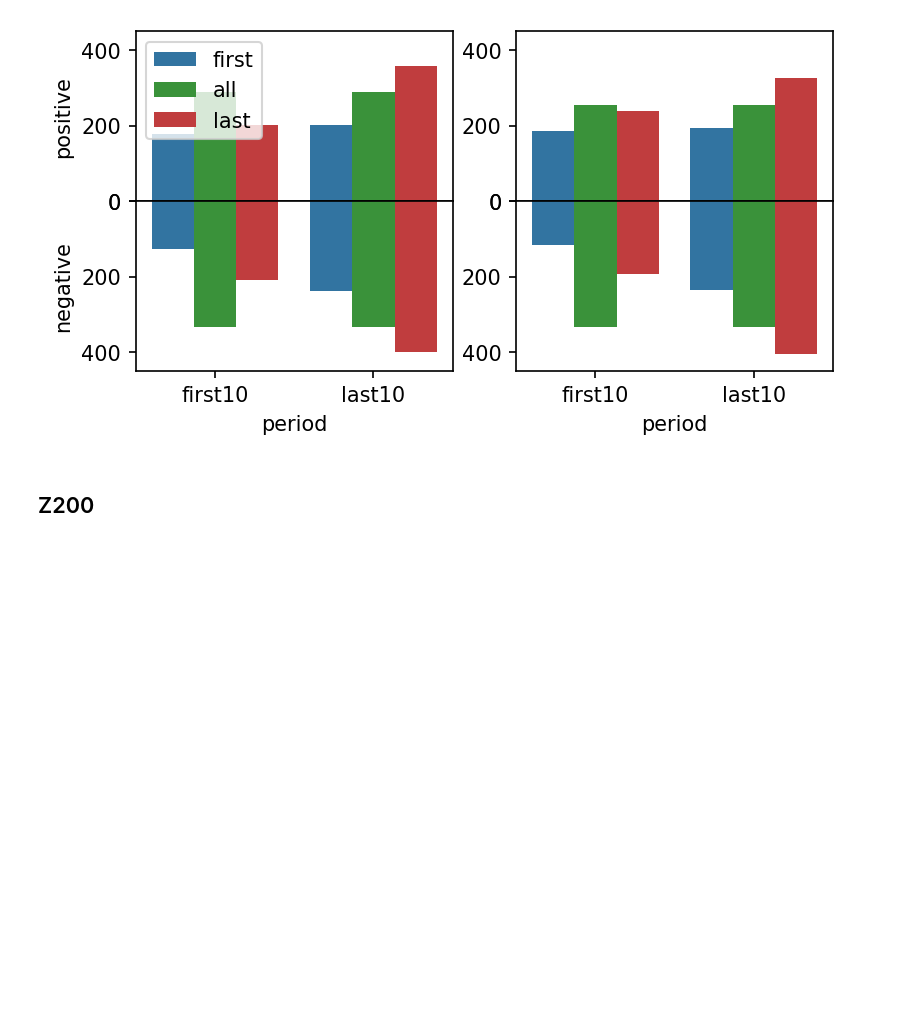
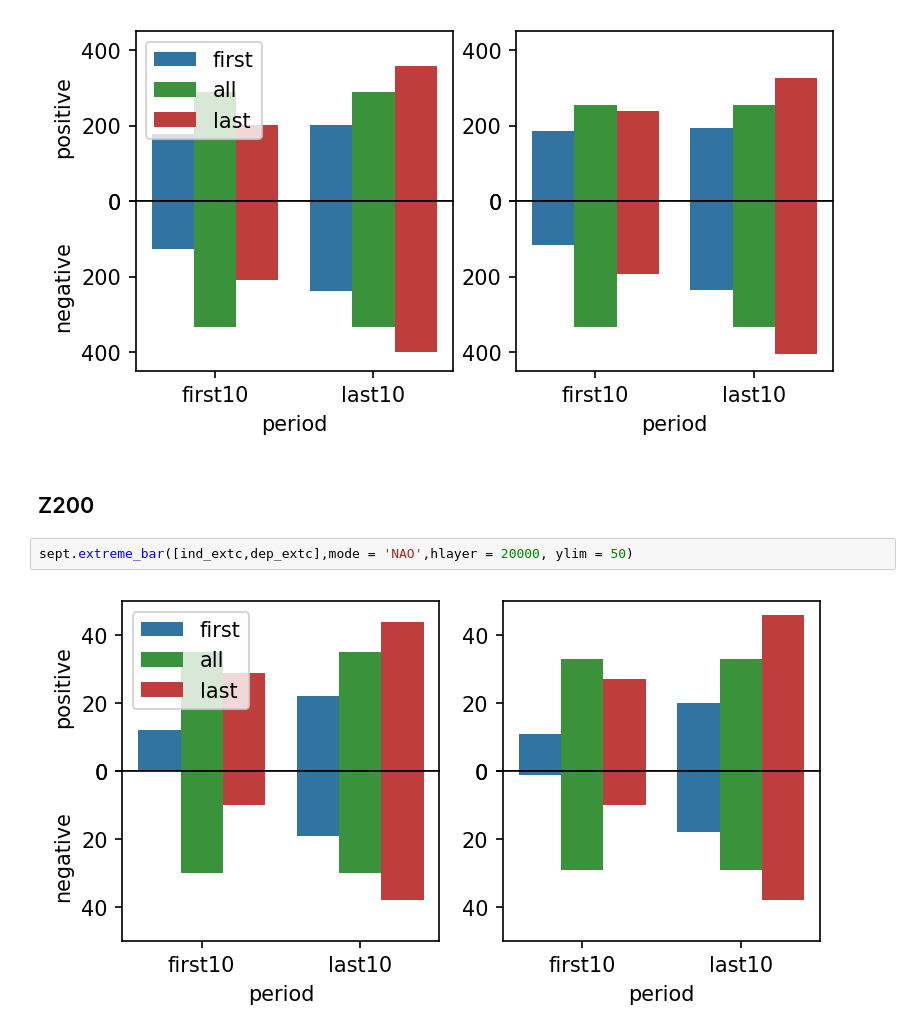
Before and after one commit to liuquan18/Teleconnection, a Jupyter notebook: scripts/IndexDiffPattern_analyze.ipynb, the cells around one changed output. Drawn from its saved outputs; the diff is of its cells as text; blank space fills up the shorter version.

```diff
--- a/scripts/IndexDiffPattern_analyze.ipynb
+++ b/scripts/IndexDiffPattern_analyze.ipynb
@@ -142,3 +121,7 @@ sept.extreme_bar([ind_extc,dep_extc],mode = 'EA',ylim = 450)
 [figure]
 # %% [markdown]
 ## Z200
+# %%
+sept.extreme_bar([ind_extc,dep_extc],mode = 'NAO',hlayer = 20000, ylim = 50)
+# %% [output]
+[figure, added]
```
Also changed, not shown: parts of 9 cells of this notebook, 2 other files.
